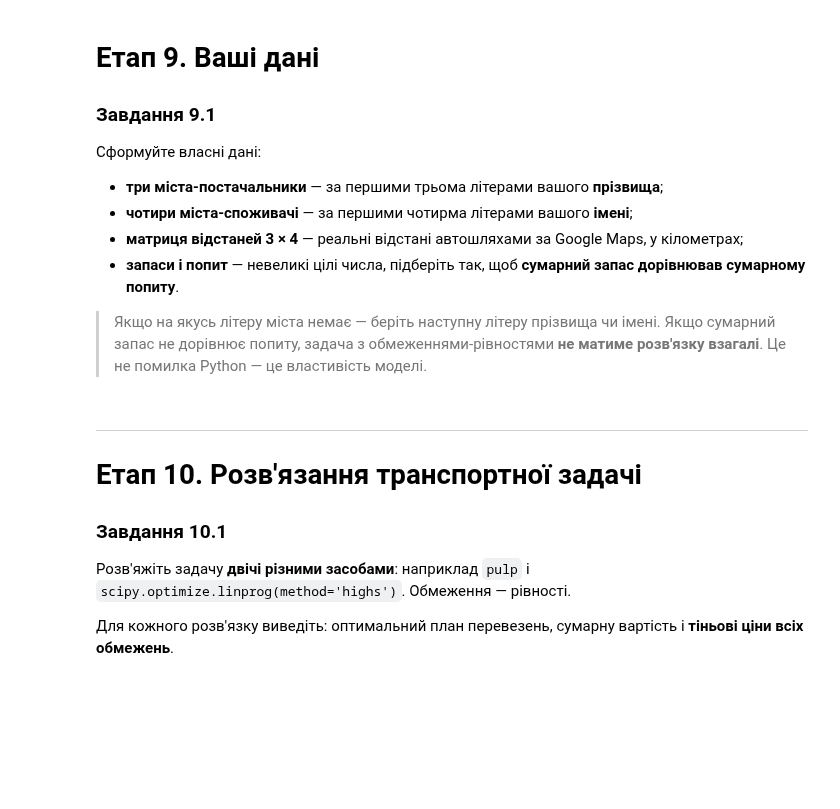
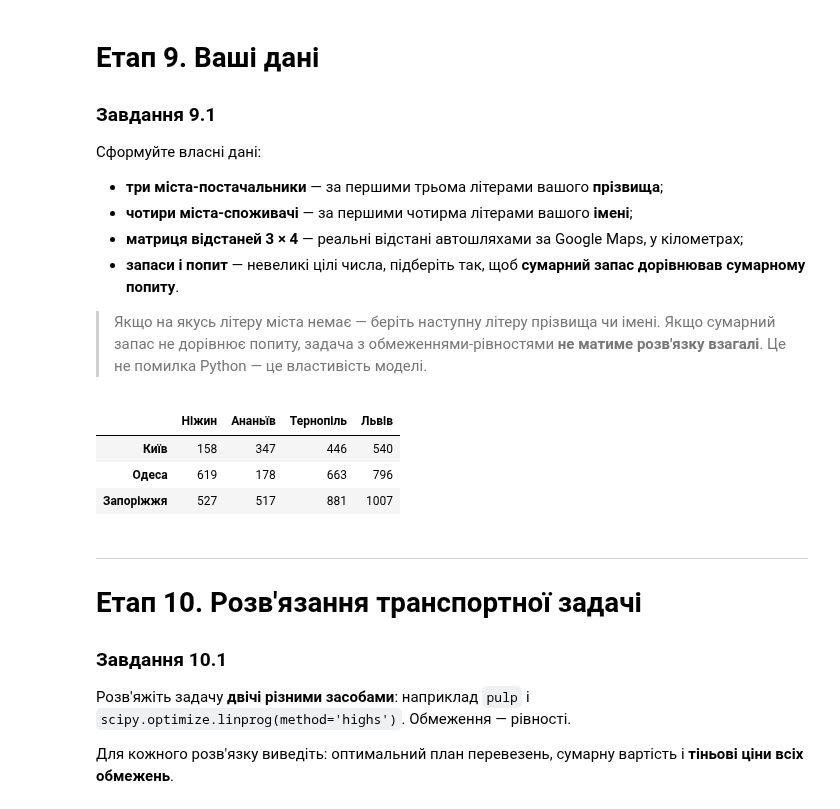
Before and after one commit to kozak-nataliia/uni-data_analysiys_and_visualization, a Jupyter notebook: lab2/ЛР2_завдання_студенту.ipynb, the cells around one changed output. Saved outputs shown, nothing was run; the diff lists cells and outputs as text; code cells hidden in the pictures; blank space fills up the shorter version.

```diff
--- a/lab2/ЛР2_завдання_студенту.ipynb
+++ b/lab2/ЛР2_завдання_студенту.ipynb
@@ -340,17 +499,32 @@ print('Етап 7 пройдено')
 > Якщо сумарний запас не дорівнює попиту, задача з обмеженнями-рівностями
 > **не матиме розв'язку взагалі**. Це не помилка Python — це властивість моделі.
 # %%
-# ВАШ КОД — впишіть свої дані
-постачальники = []            # напр. ['Шостка', 'Енергодар', 'Вінниця']
-споживачі     = []            # напр. ['Тернопіль', 'Афанасіївка', 'Рівне', 'Апостолове']
-D = np.array([])              # матриця відстаней 3 x 4, км
-запас = []                    # 3 числа
-попит = []                    # 4 числа
+# ВАШ КОД - впишіть свої дані
+# постачальники - перші 3 літери прізвища (Козак): К, О, З
+# споживачі - перші 4 літери імені (Наталія: Н,А,Т,А - друга "А" повторюється,
+# тому четверту літеру взяла наступну унікальну - Л)
+постачальники = ['Київ', 'Одеса', 'Запоріжжя']
+споживачі     = ['Ніжин', 'Ананьїв', 'Тернопіль', 'Львів']
+
+# відстані автошляхами, км (Google Maps)
+D = np.array([
+    [158, 347, 446, 540],   # Київ
+    [619, 178, 663, 796],   # Одеса
+    [527, 517, 881, 1007],  # Запоріжжя
+])
+
+запас = [40, 35, 25]           # Київ, Одеса, Запоріжжя
+попит = [30, 20, 25, 25]       # Ніжин, Ананьїв, Тернопіль, Львів
 
 assert len(постачальники) == 3 and len(споживачі) == 4, 'потрібно 3 постачальники і 4 споживачі'
 assert D.shape == (3, 4), 'матриця відстаней має бути 3 x 4'
 assert sum(запас) == sum(попит), 'сумарний запас має дорівнювати сумарному попиту'
 pd.DataFrame(D, index=постачальники, columns=споживачі)
+# %% [output]
+|  | Ніжин | Ананьїв | Тернопіль | Львів |
+| Київ | 158 | 347 | 446 | 540 |
+| Одеса | 619 | 178 | 663 | 796 |
+| Запоріжжя | 527 | 517 | 881 | 1007 |
 # %% [markdown]
 ---
 # Етап 10. Розв'язання транспортної задачі
```
Also changed, not shown: parts of 32 cells of this notebook, 1 other file.
